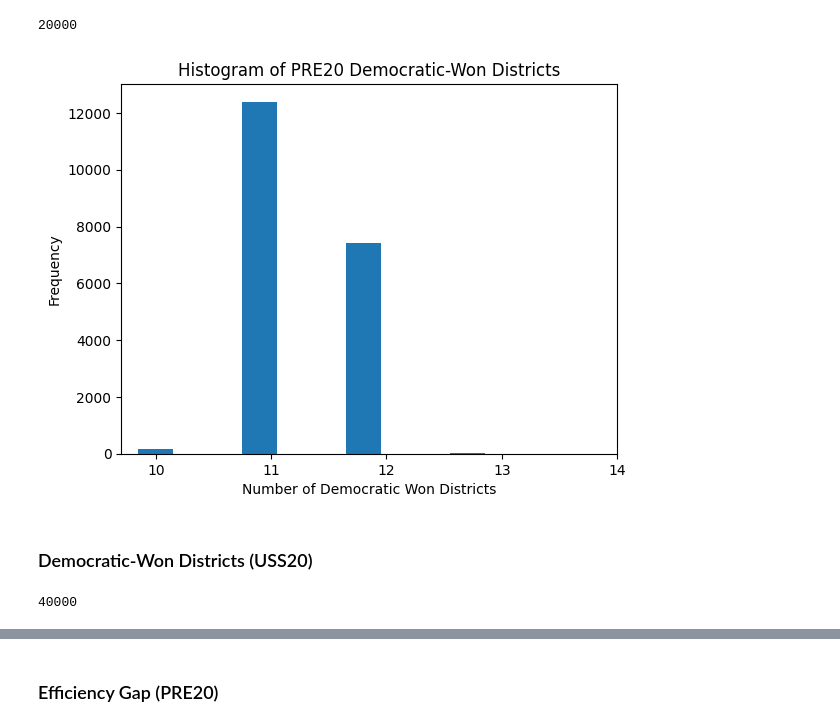
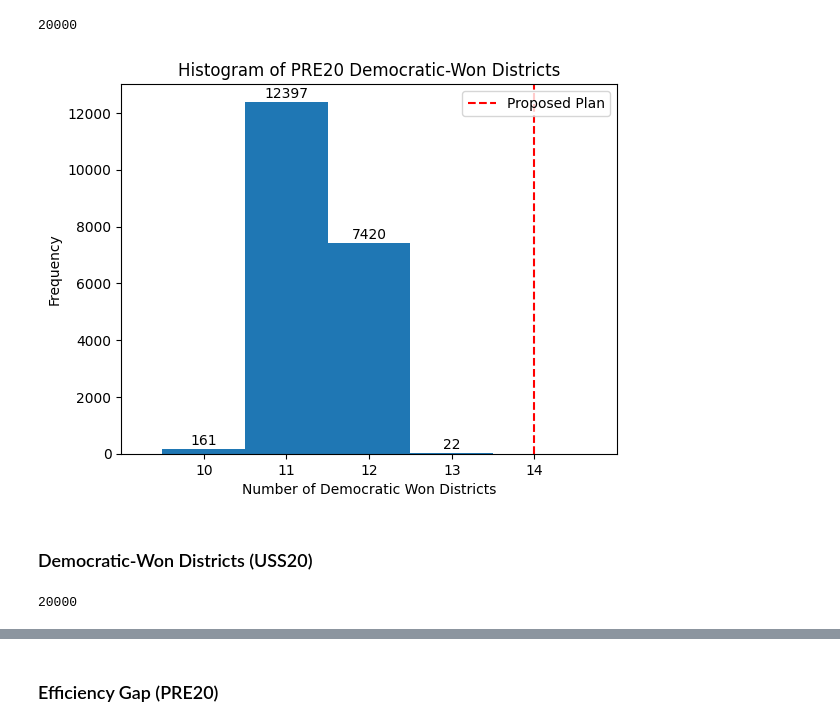
Before and after one commit to tclvanessa/Gerrymandering-Analysis-on-Illinois, a Jupyter notebook: illanois/B_8_IL_plot.ipynb, the cells around one changed output, grey strips where cells are left out. Drawn from its saved outputs; the diff is of its cells as text; code cells hidden in the pictures.

Commit message:
ADD: approved plan data to diagrams and use ensemble with 20_000 steps

```diff
--- a/illanois/B_8_IL_plot.ipynb
+++ b/illanois/B_8_IL_plot.ipynb
@@ -119,19 +143,31 @@ print(len(dem_won_districts_pre20_ensemble))
 # %%
 # Plot the Democratic-won Districts for the 2020 Presidential Election histogram
 plt.figure()
-plt.hist(dem_won_districts_pre20_ensemble,align='left')  # Specific bins for 10-15
+# Define bin edges to ensure bars are centered on integer values
+bin_edges = [9.5, 10.5, 11.5, 12.5, 13.5, 14.5]
+# Get histogram data
+counts, bins, patches = plt.hist(dem_won_districts_pre20_ensemble, bins=bin_edges, align='mid')
+plt.axvline(x=approved_plan_stats["list_of_dem_won_districts_pre20"][0], color='r', linestyle='--', label=f'Proposed Plan')
 plt.title("Histogram of PRE20 Democratic-Won Districts")
 plt.xlabel("Number of Democratic Won Districts")
 plt.ylabel("Frequency")
+plt.legend()
 plt.xticks([10, 11, 12, 13, 14])  # Only show these values on x-axis
+plt.xlim(9, 15)
+
+# Add count labels above each bar
+for i, count in enumerate(counts):
+    if count > 0:  # Only add label if the bar exists
+        plt.text(bins[i] + 0.5, count + 50, str(int(count)), ha='center', va='bottom', fontsize=10)
+
 plt.show()
 # %% [output]
-[figure, old version]
+[figure, new version]
 # %% [markdown]
 ### Democratic-Won Districts (USS20)
 # %%
 # Extract the Democratic-won Districts for the 2020 Senate Election
-dem_won_districts_uss20_ensemble = checkpoint_dict["list_of_dem_won_districts_uss20"]
+dem_won_districts_uss20_ensemble = ensemble_with_20_000["list_of_dem_won_districts_uss20"]
 print(len(dem_won_districts_uss20_ensemble))
 # %% [output]
-40000
+20000
```
Also changed, not shown: parts of 25 cells of this notebook, 1 other file.
